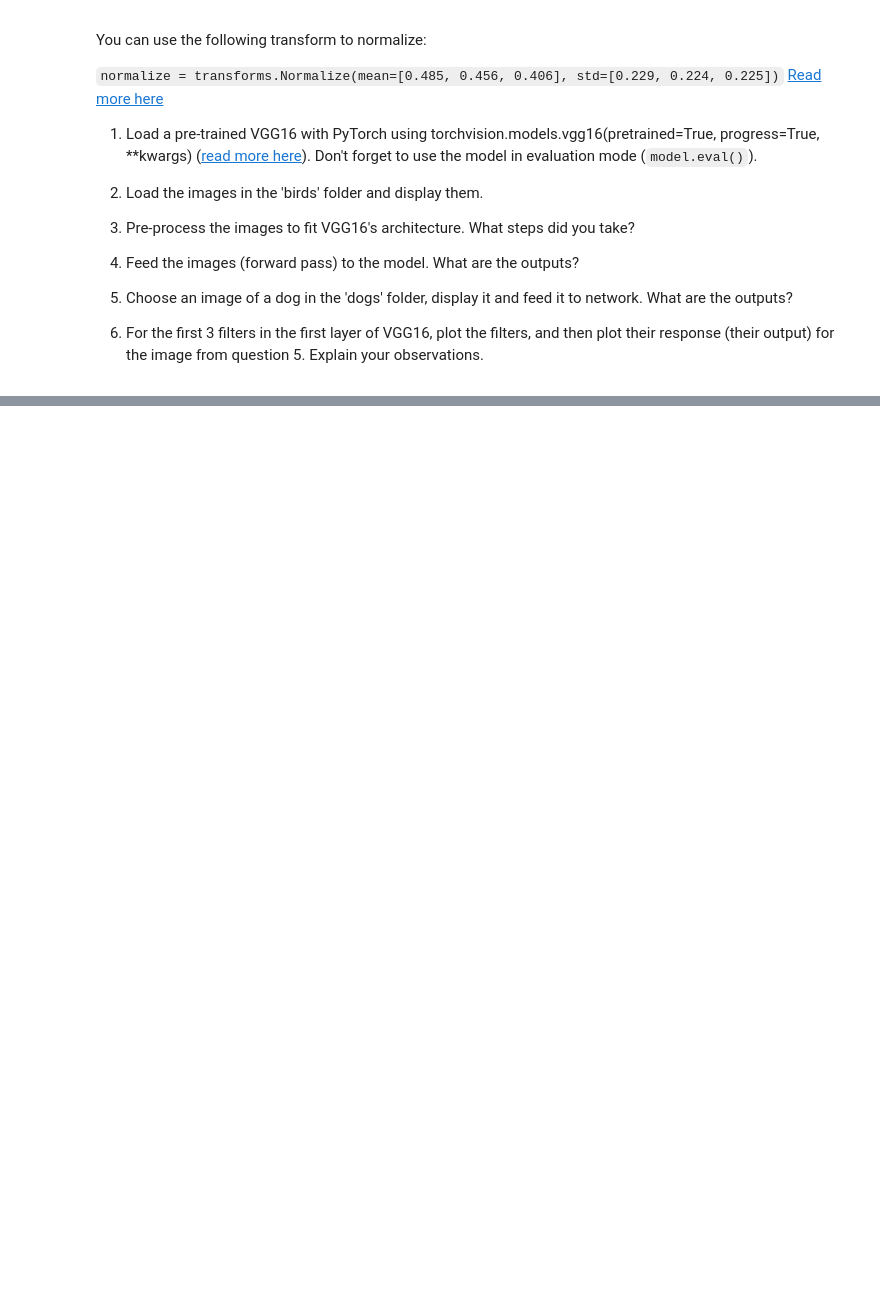
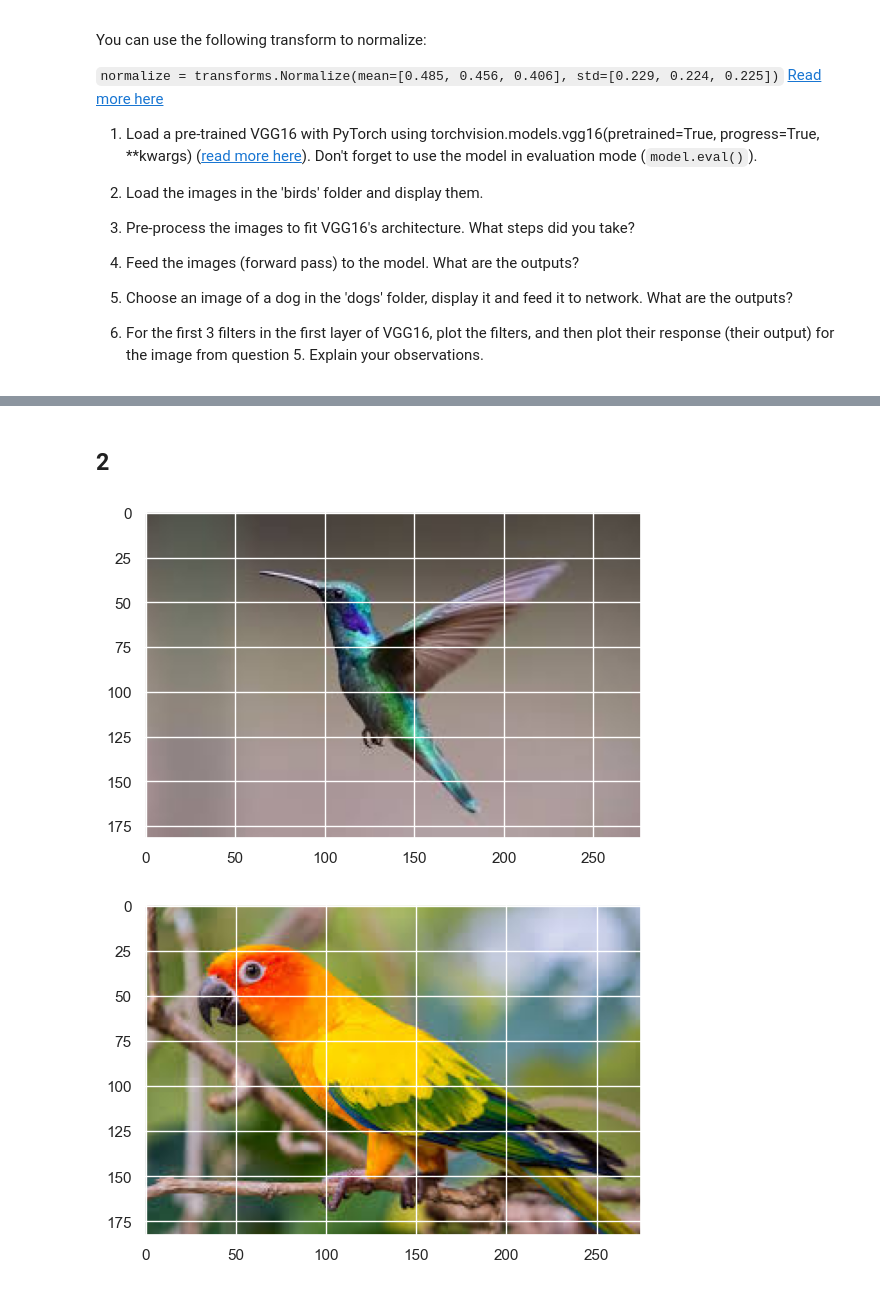
Before and after one commit to Hadar-Sug/HW1, a Jupyter notebook: ml2_HW1.ipynb, the cells around one changed output, grey strips where cells are left out. Saved outputs shown, nothing was run; the diff lists cells and outputs as text; code cells hidden in the pictures; blank space fills up the shorter version.

```diff
--- a/ml2_HW1.ipynb
+++ b/ml2_HW1.ipynb
@@ -414,0 +751,16 @@ You can use the following transform to normalize:
+# %% [markdown]
+## 2
+# %%
+from PIL import Image
+import matplotlib.pyplot as plt
+
+# Load the images
+bird_images = [Image.open(f'birds/bird_{i}.jpg') for i in range(2)]
+
+# Display the images
+for img in bird_images:
+    plt.imshow(img)
+    plt.show()
+# %% [output]
+[figure, added]
+[figure, added]
```
Also changed, not shown: parts of 28 cells of this notebook, 1 other file.
